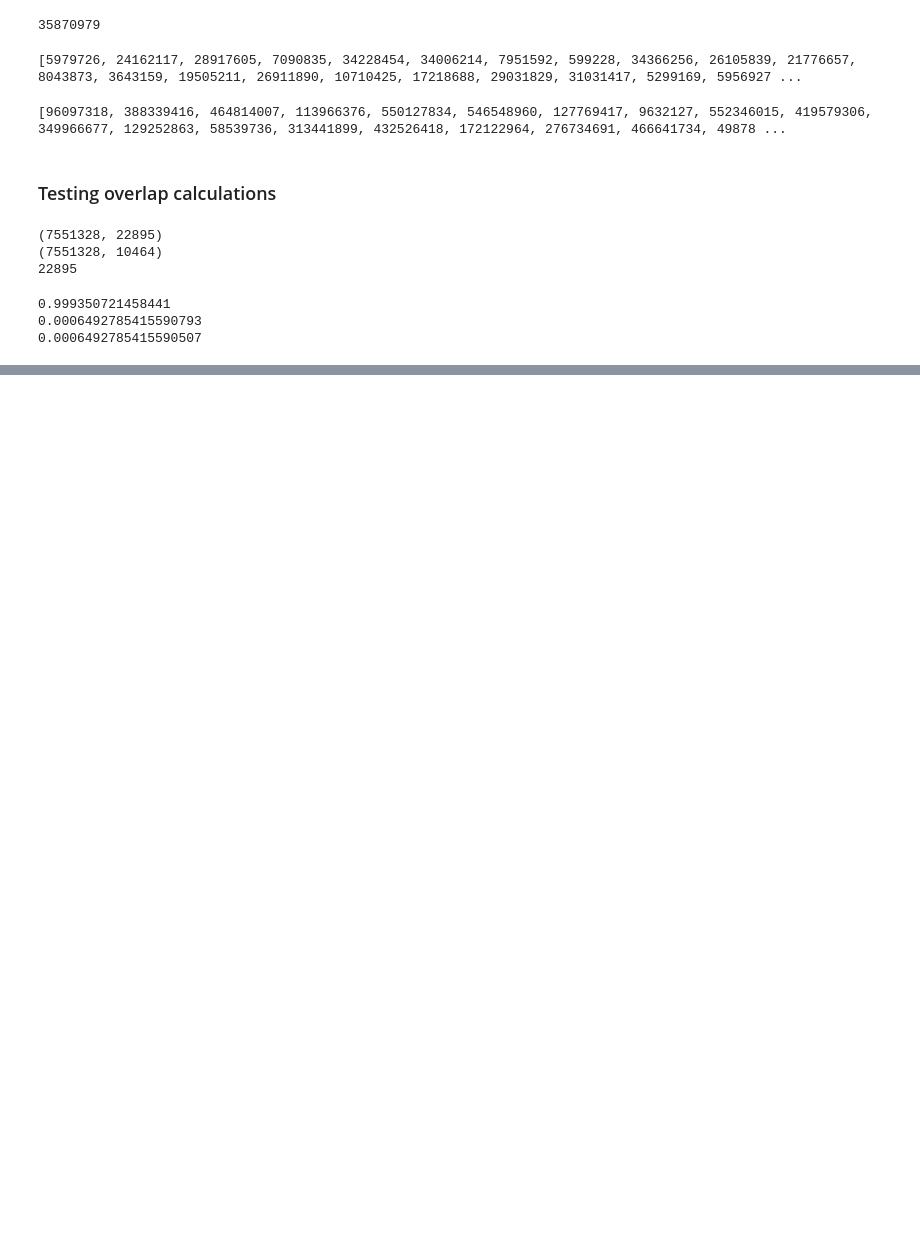
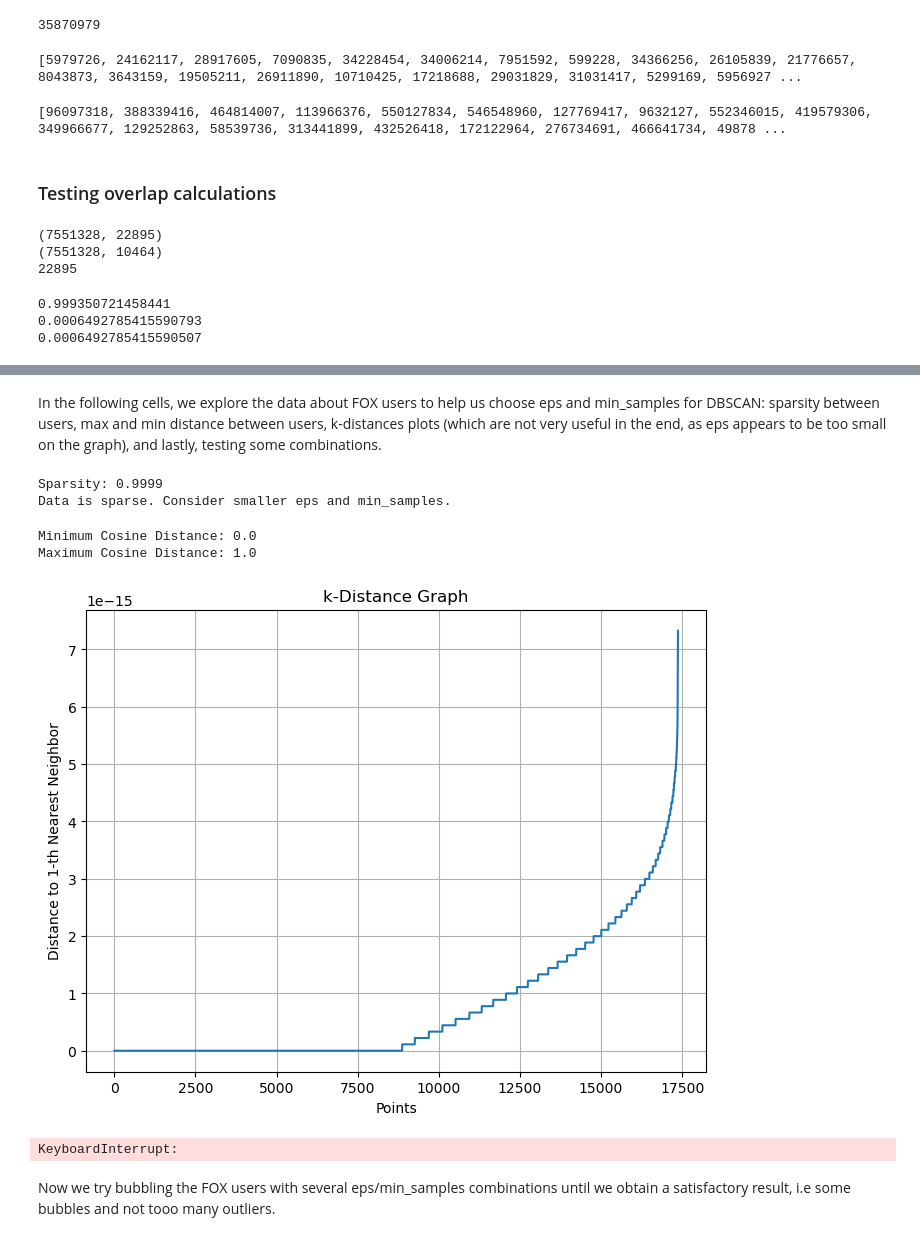
Before and after one commit to epfl-ada/ada-2024-project-thedataminions, a Jupyter notebook: results.ipynb, the cells around one changed output, grey strips where cells are left out. Drawn from its saved outputs; the diff is of its cells as text; code cells hidden in the pictures; blank space fills up the shorter version.

Commit message:
DBSCAN major improvements

```diff
--- a/results.ipynb
+++ b/results.ipynb
@@ -34,10 +34,10 @@ importlib.reload(dp)  # this makes it so that
 # in this way, everyone can quickly uncomment their own path
 #dataset_root_path = "/media/andreas/Backup Plus/Ada/youniverse_dataset/"   #andreas
 #dataset_root_path = "/media/andreas/Backup_Louanne/Youniverse_dataset/" #Lou-Anne at andreas pc
-#dataset_root_path = "D:/ada_project/dataset/"                                    #mila
+dataset_root_path = "D:/ada_project/dataset/"                                    #mila
 # dataset_root_path = "/Volumes/DISQUE_SAUVEGARDE_MANON_LANDRIEUX/dataset/"  #manon
 # dataset_root_path = "/Volumes/Backup/Youniverse_dataset/" #Lou-Anne
-dataset_root_path = "/Volumes/Disk Horti/Youniverse_dataset/" #Horti
+#dataset_root_path = "/Volumes/Disk Horti/Youniverse_dataset/" #Horti
 # %% [markdown]
 # Part 1 : Data handling and filtering
 
@@ -2373,0 +2295,68 @@ Name: count, dtype: int64
+# %%
+from sklearn.neighbors import NearestNeighbors
+from sklearn.metrics import pairwise_distances
+from sklearn.cluster import DBSCAN
+from sklearn.decomposition import PCA
+
+# Calculate pairwise distances (cosine distances between users)
+# Using the video-author matrix transposed as your input matrix
+distance_matrix = pairwise_distances(video_author_matrix_fox_cluster.T, metric='cosine')
+# %% [markdown]
+In the following cells, we explore the data about FOX users to help us choose eps and min_samples for DBSCAN: sparsity between users, max and min distance between users, k-distances plots (which are not very useful in the end, as eps appears to be too small on the graph), and lastly, testing some combinations.
+# %%
+# Measure sparsity of the data
+nonzero_elements = video_author_matrix_fox_cluster.nnz
+total_elements = video_author_matrix_fox_cluster.shape[0] * video_author_matrix_fox_cluster.shape[1]
+sparsity = 1 - (nonzero_elements / total_elements)
+
+print(f"Sparsity: {sparsity:.4f}")
+
+# Adjust DBSCAN parameters based on sparsity
+if sparsity > 0.70:
+    print("Data is sparse. Consider smaller eps and min_samples.")
+    eps = 0.05
+    min_samples = 5
+else:
+    print("Data is dense. Consider larger eps and min_samples.")
+    eps = 0.1
+    min_samples = 10
+# %% [output]
+Sparsity: 0.9999
+Data is sparse. Consider smaller eps and min_samples.
+# %%
+# Get the minimum and maximum cosine distance values to know in which range EPS has to be
+min_distance = np.min(distance_matrix)
+max_distance = np.max(distance_matrix)
+
+print(f"Minimum Cosine Distance: {min_distance}")
+print(f"Maximum Cosine Distance: {max_distance}")
+# %% [output]
+Minimum Cosine Distance: 0.0
+Maximum Cosine Distance: 1.0
+# %%
+#plot k-distance graph with different candidates min_samples values
+
+candidate_min_samples = [2, 5, 10, 20]
+
+for min_sample in candidate_min_samples:
+    # Find the k-nearest neighbors (k = min_samples - 1)
+    k = min_sample - 1
+    neighbors = NearestNeighbors(n_neighbors=k, metric='cosine')
+    neighbors.fit(distance_matrix)
+
+    # Compute the distances to the k-th nearest neighbor for each user
+    distances, indices = neighbors.kneighbors(distance_matrix)
+
+    # Plot the k-distance graph (sorted distances)
+    plt.figure(figsize=(8, 6))
+    plt.plot(np.sort(distances[:, -1]))  # distances to the k-th nearest neighbor
+    plt.title("k-Distance Graph")
+    plt.xlabel("Points")
+    plt.ylabel(f"Distance to {k}-th Nearest Neighbor")
+    plt.grid(True)
+    plt.show()
+# %% [output]
+[figure, added]
+KeyboardInterrupt:
+# %% [markdown]
+Now we try bubbling the FOX users with several eps/min_samples combinations until we obtain a satisfactory result, i.e some bubbles and not tooo many outliers.
```
Also changed, not shown: parts of 13 cells of this notebook.
